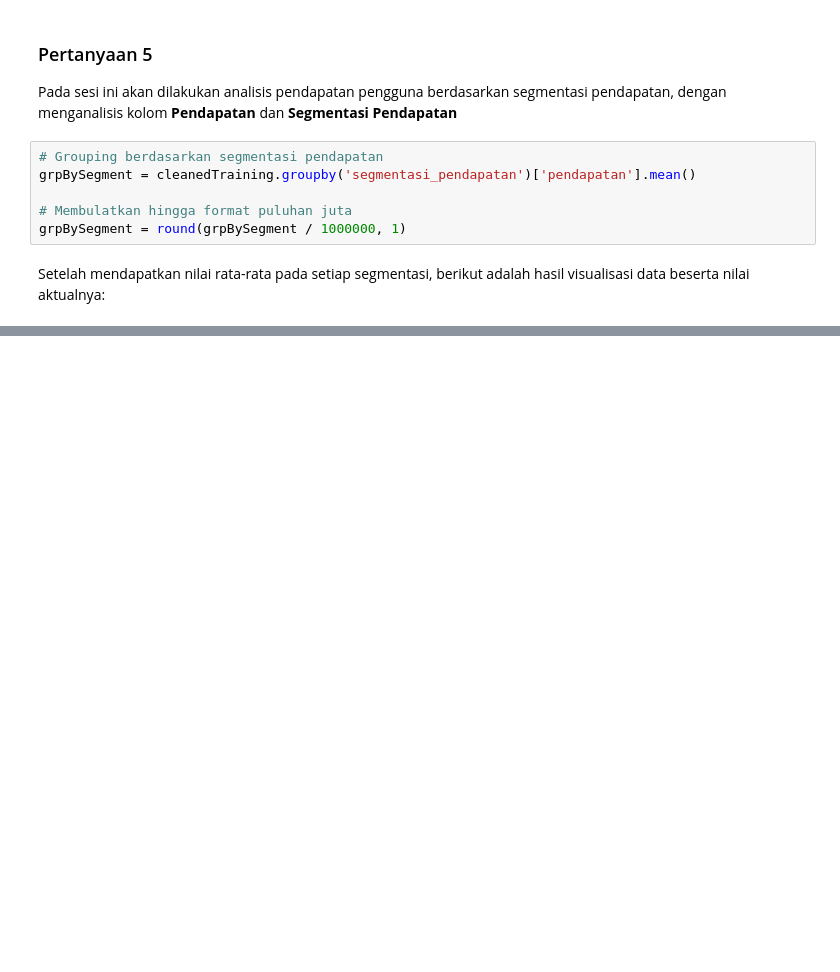
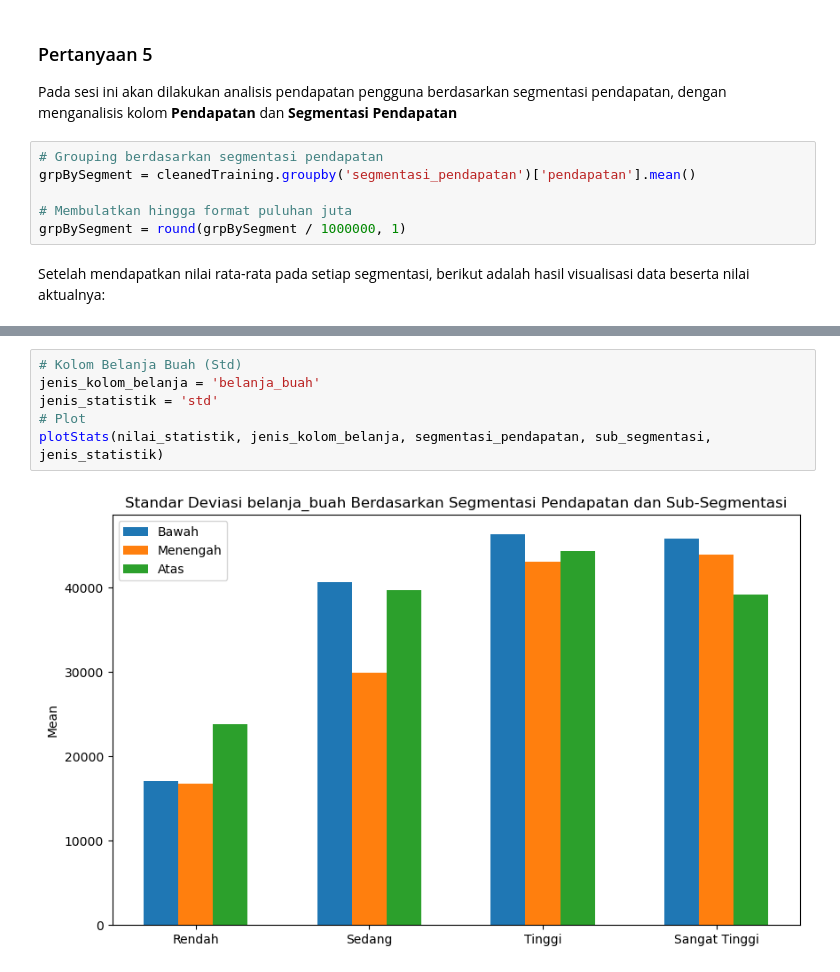
Before and after one commit to AFreborn22/superior_DA, a Jupyter notebook: SUPERIOR.ipynb, the cells around one changed output, grey strips where cells are left out. Saved outputs shown, nothing was run; the diff lists cells and outputs as text; blank space fills up the shorter version.

```diff
--- a/SUPERIOR.ipynb
+++ b/SUPERIOR.ipynb
@@ -1199,0 +957,8 @@ plt.show()
+# %%
+# Kolom Belanja Buah (Std)
+jenis_kolom_belanja = 'belanja_buah'
+jenis_statistik = 'std'
+# Plot
+plotStats(nilai_statistik, jenis_kolom_belanja, segmentasi_pendapatan, sub_segmentasi, jenis_statistik)
+# %% [output]
+[figure, added]
```
Also changed, not shown: parts of 99 cells of this notebook.
